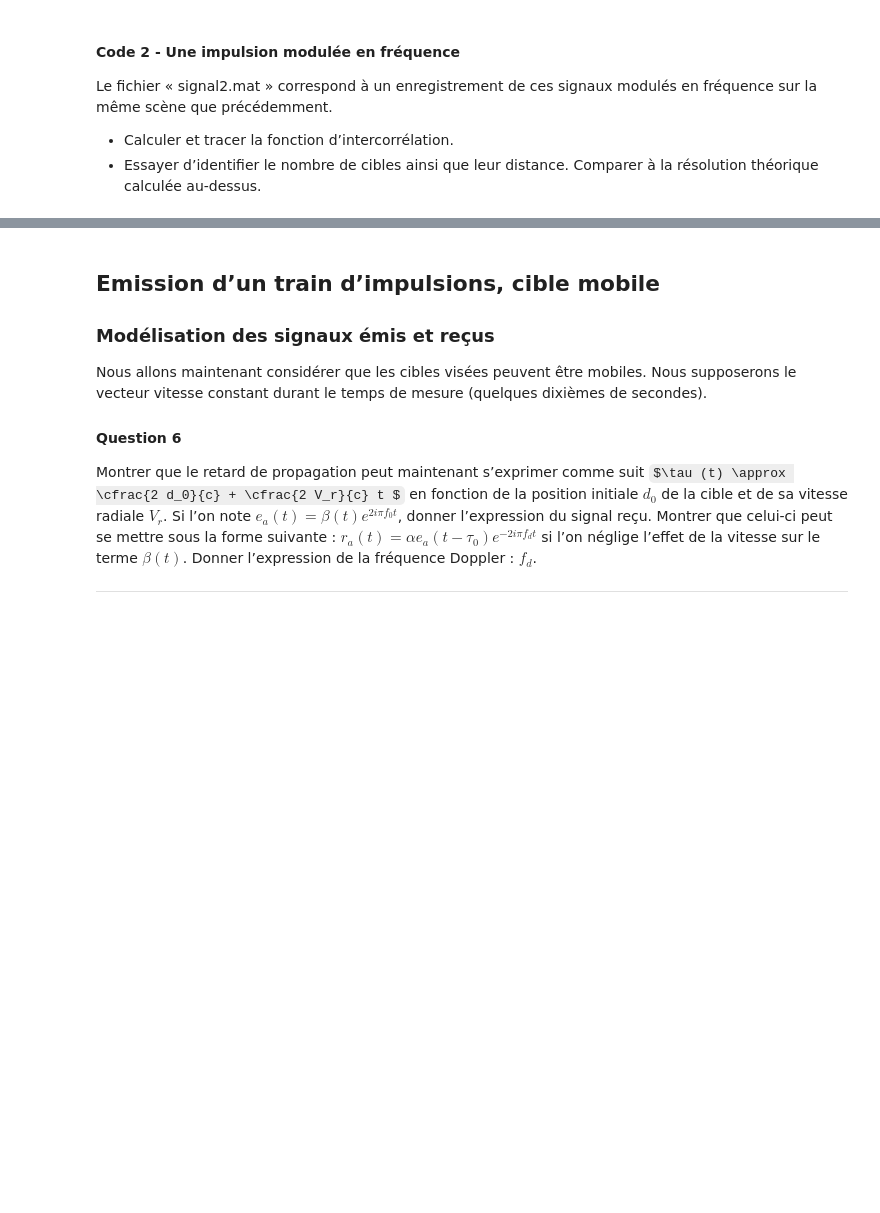
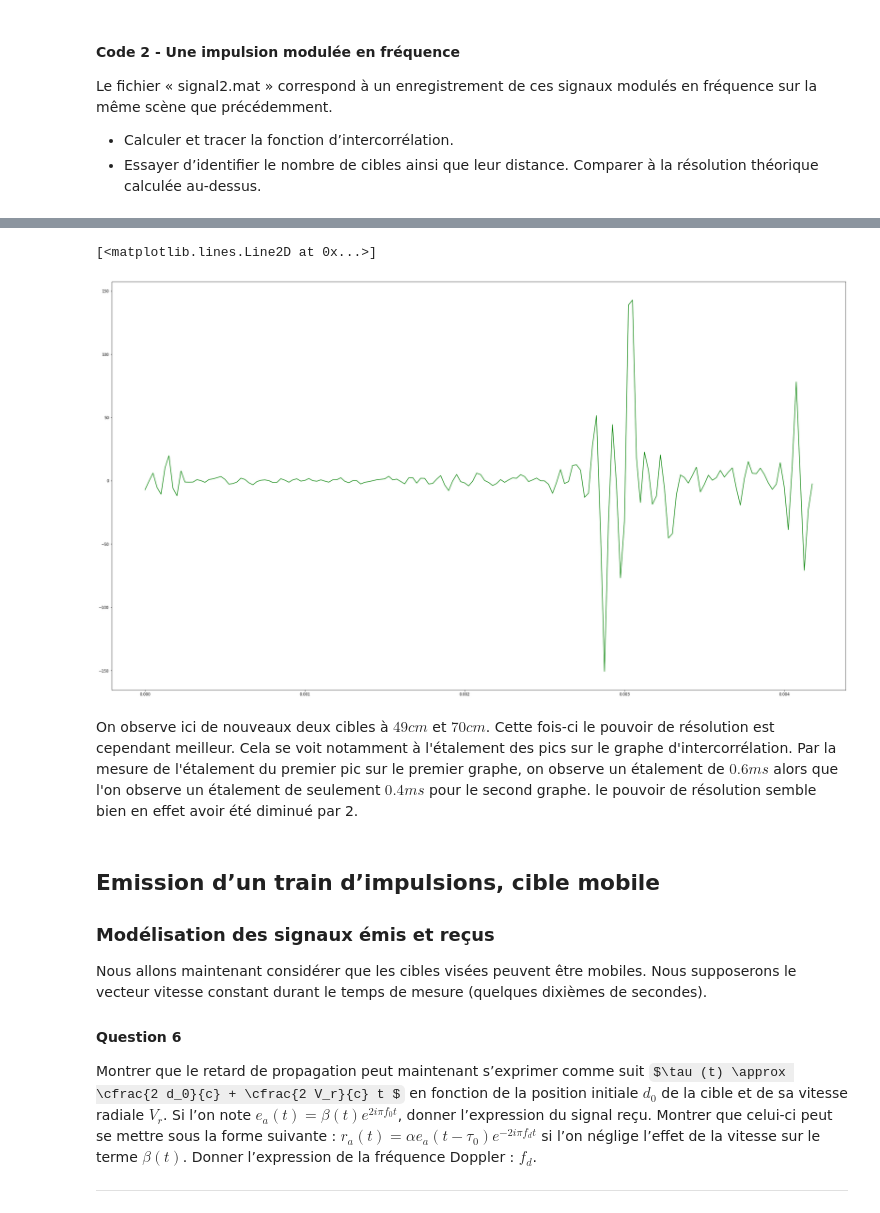
Before and after one commit to 21garbe/Traitement-du-siganl---1A, a Jupyter notebook: mini_projet_radar.ipynb, the cells around one changed output, grey strips where cells are left out. Cells and saved outputs as stored; diff of their text form; code cells hidden in the pictures; some formulas as TeX source; blank space fills up the shorter version.

```diff
--- a/mini_projet_radar.ipynb
+++ b/mini_projet_radar.ipynb
@@ -299,7 +297,7 @@ plt.title(None)
 Text(0.5, 1.0, '')
 [figure]
 # %%
-def f_corr(k):     # Calcul de la corrélation par FFT
+def f_corr(e, r, k):     # Calcul de la corrélation par FFT
     S = 0
     for i in range(N):
         try:
@@ -359,3 +365,12 @@ plt.title(None)
+# %%
+plt.figure(figsize=(35, 20))
+cor_fft = [f_corr(e, r, k) for k in range(N)]
+plt.plot(time, cor_fft, color = 'g', label = "corrélation")
+# %% [output]
+[<matplotlib.lines.Line2D at 0x...>]
+[figure, added]
+# %% [markdown]
+On observe ici de nouveaux deux cibles à $49cm$ et $70cm$. Cette fois-ci le pouvoir de résolution est cependant meilleur. Cela se voit notamment à l'étalement des pics sur le graphe d'intercorrélation. Par la mesure de l'étalement du premier pic sur le premier graphe, on observe un étalement de $0.6 ms$ alors que l'on observe un étalement de seulement $0.4ms$ pour le second graphe. le pouvoir de résolution semble bien en effet avoir été diminué par 2.
 # %% [markdown]
 ## Emission d’un train d’impulsions, cible mobile
 
```
Also changed, not shown: parts of 11 cells of this notebook.
